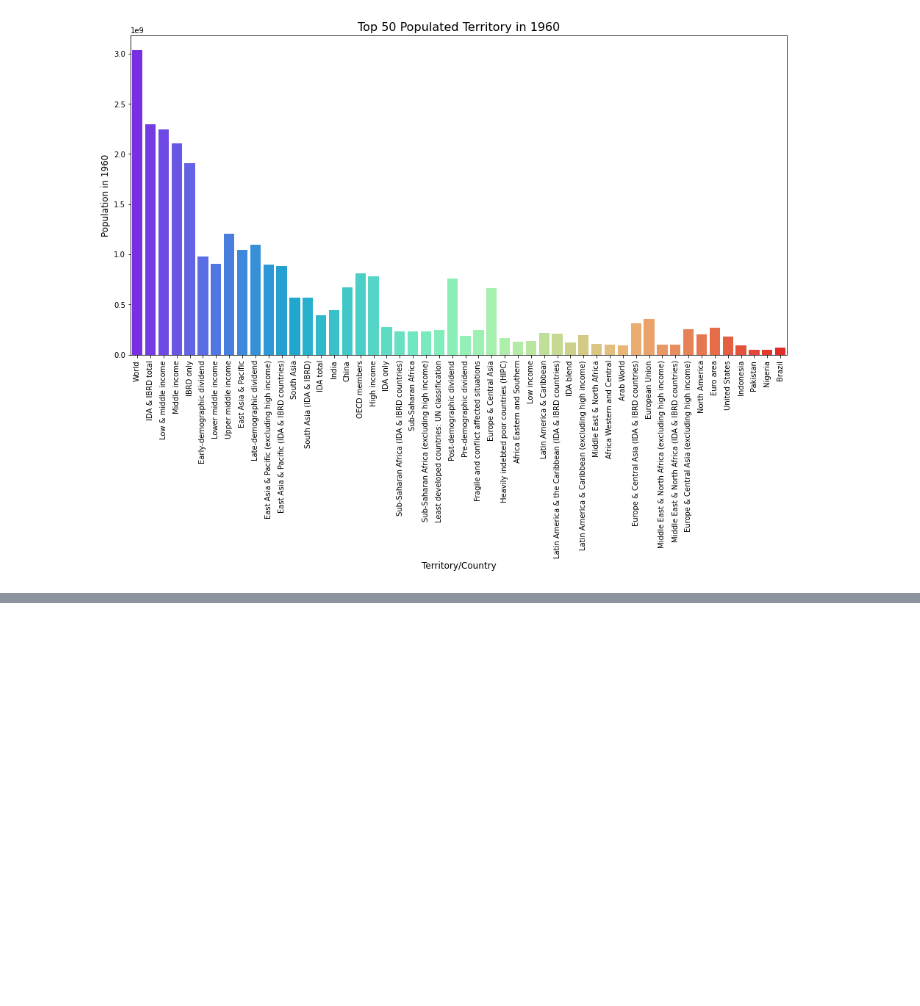
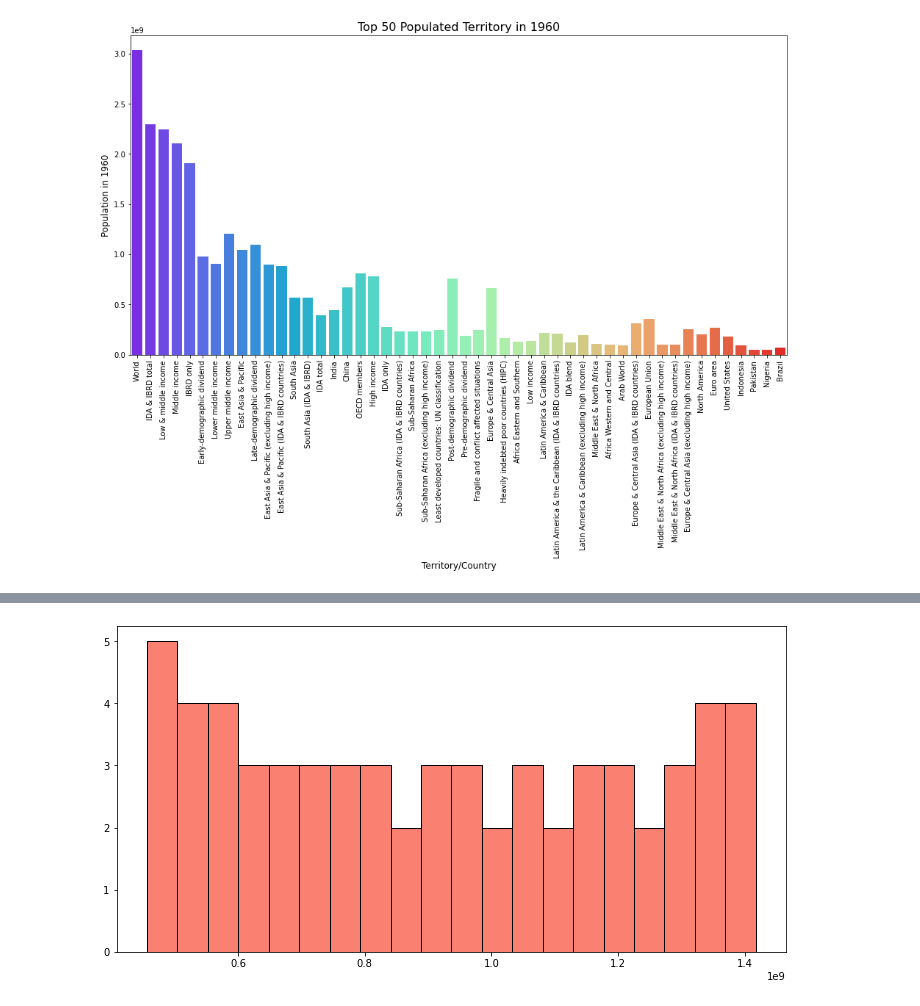
Before and after one commit to Shaneela07/Prodigy_DS_01, a Jupyter notebook: Prodigy Task1.ipynb, the cells around one changed output, grey strips where cells are left out. Saved outputs shown, nothing was run; the diff lists cells and outputs as text; code cells hidden in the pictures; blank space fills up the shorter version.

```diff
--- a/Prodigy Task1.ipynb
+++ b/Prodigy Task1.ipynb
@@ -108,0 +128,6 @@ Thank You
+# %%
+plt.figure(figsize=(12, 6))
+plt.hist(population, bins=20, color='salmon', edgecolor='black')
+plt.show()
+# %% [output]
+[figure, added]
```
Also changed, not shown: parts of 8 cells of this notebook.
